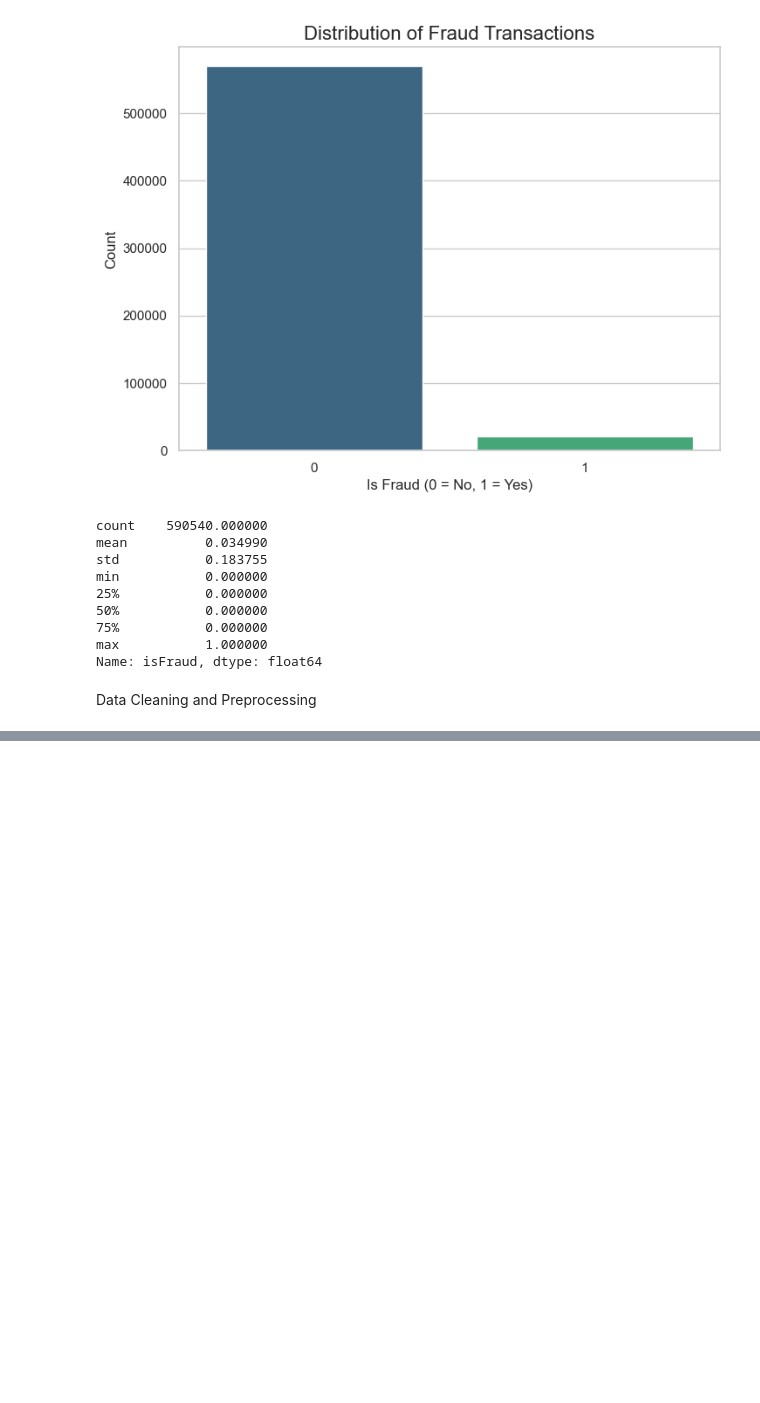
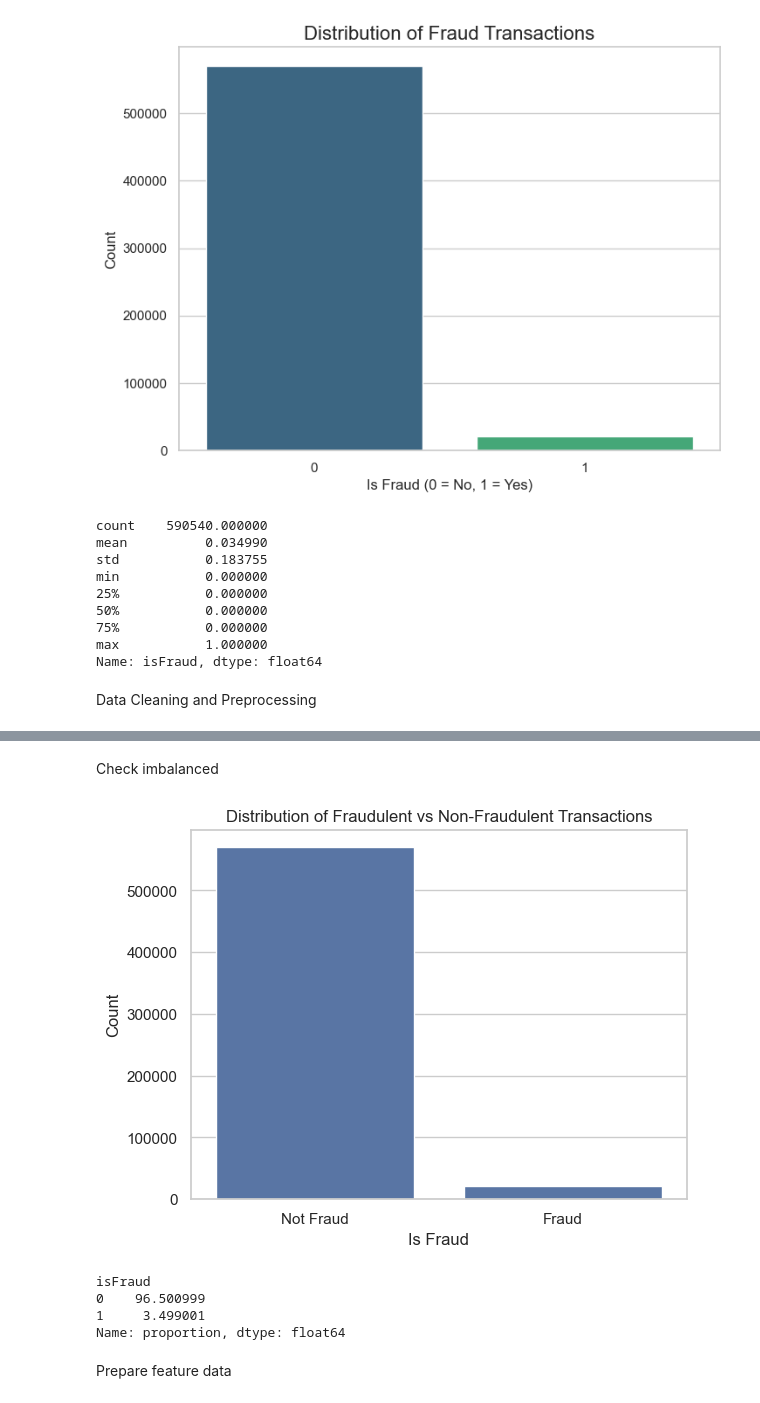
Before and after one commit to TeetyK/FinTech_AI, a Jupyter notebook: Fraud_Detection.ipynb, the cells around one changed output, grey strips where cells are left out. Drawn from its saved outputs; the diff is of its cells as text; code cells hidden in the pictures; blank space fills up the shorter version.

```diff
--- a/Fraud_Detection.ipynb
+++ b/Fraud_Detection.ipynb
@@ -148,0 +182,11 @@ def check_missing(df,dtype='object'):
+# %%
+num_cols = train_trans.select_dtypes(include=['number']).columns
+for col in num_cols:
+    median = train_trans[col].median()
+    train_trans.fillna({col:median},inplace=True)
+# %%
+cat_cols = train_trans.select_dtypes(include=['object','category']).columns
+for col in cat_cols:
+    mode = train_trans[col].mode(dropna=True)
+    if not mode.empty:
+        train_trans.fillna({col:mode[0]},inplace=True)
@@ -148,0 +265,23 @@ def check_missing(df,dtype='object'):
+# %% [markdown]
+Check imbalanced
+# %%
+import seaborn as sns
+import matplotlib.pyplot as plt
+
+sns.countplot(x='isFraud', data=train_trans)
+plt.title('Distribution of Fraudulent vs Non-Fraudulent Transactions')
+plt.xlabel('Is Fraud')
+plt.ylabel('Count')
+plt.xticks([0, 1], ['Not Fraud', 'Fraud'])
+plt.show()
+
+fraud_rate = train_trans['isFraud'].value_counts(normalize=True) * 100
+print(fraud_rate)
+# %% [output]
+[figure, added]
+isFraud
+0    96.500999
+1     3.499001
+Name: proportion, dtype: float64
+# %% [markdown]
+Prepare feature data
```
Also changed, not shown: parts of 18 cells of this notebook.
